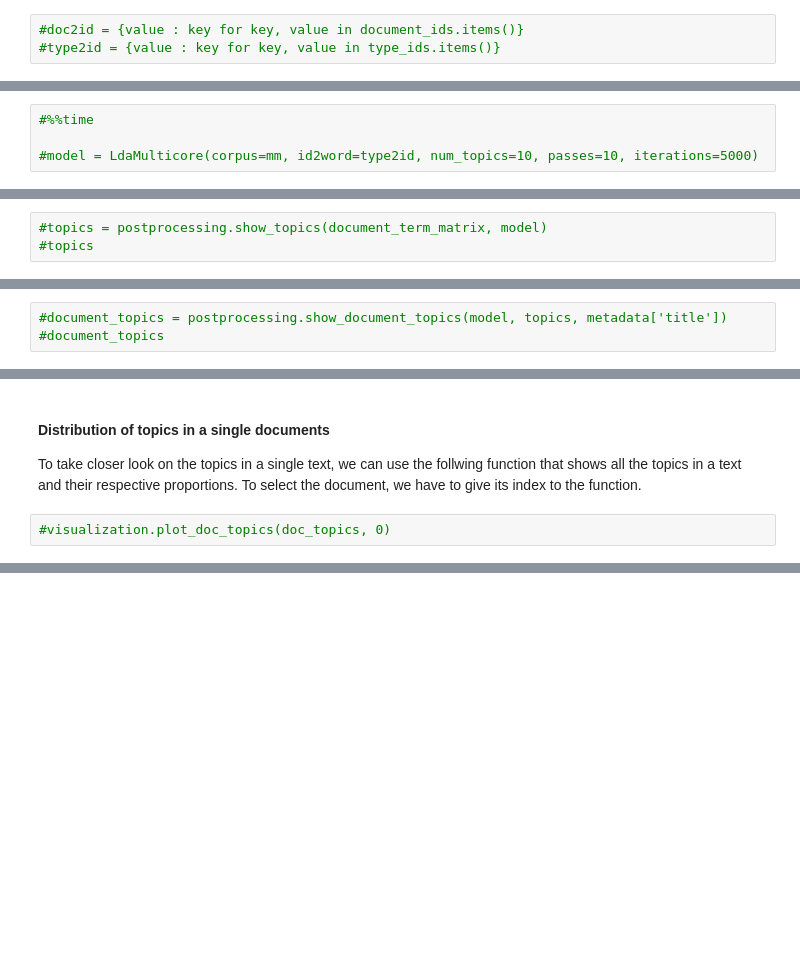
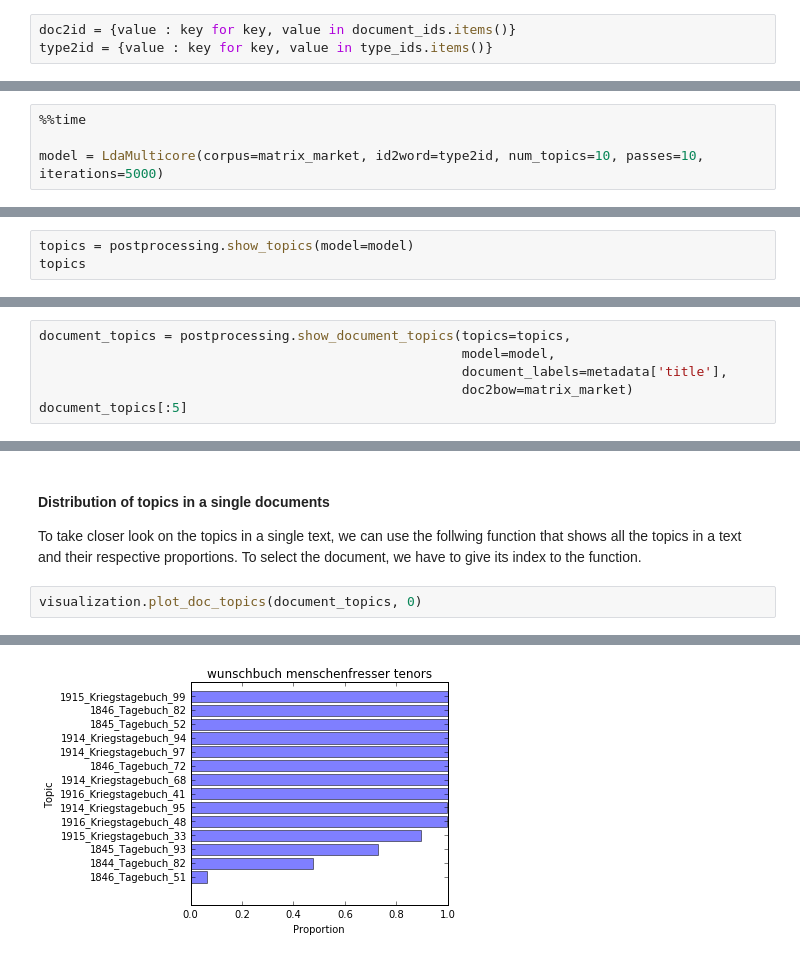
Before and after one commit to pielstroem/Topics, a Jupyter notebook: IntroducingGensim.ipynb, the cells around one changed output, grey strips where cells are left out. Drawn from its saved outputs; the diff is of its cells as text; blank space fills up the shorter version.

```diff
--- a/IntroducingGensim.ipynb
+++ b/IntroducingGensim.ipynb
@@ -190,8 +194,8 @@ The actual topic modeling is done with external state-of-the-art LDA implementat
 # %% [markdown]
 ### 2.2. Rearrange dictionaries
 # %%
-#doc2id = {value : key for key, value in document_ids.items()}
-#type2id = {value : key for key, value in type_ids.items()}
+doc2id = {value : key for key, value in document_ids.items()}
+type2id = {value : key for key, value in type_ids.items()}
 # %% [markdown]
 ### 2.3. Generate LDA model
 
@@ -268,4 +272,4 @@ So, now you know how to define the number of topics and the number of sampling i
 # %%
-#%%time
+%%time
 
-#model = LdaMulticore(corpus=mm, id2word=type2id, num_topics=10, passes=10, iterations=5000)
+model = LdaMulticore(corpus=matrix_market, id2word=type2id, num_topics=10, passes=10, iterations=5000)
@@ -274,5 +281,5 @@ So, now you know how to define the number of topics and the number of sampling i
 
 The generated model object can now be translated into a human-readable document-topic matrix (that is a actually a pandas data frame) that constitutes our principle exchange format for topic modeling results. For generating the matrix from a Gensim model, we can use the following function:
 # %%
-#topics = postprocessing.show_topics(document_term_matrix, model)
-#topics
+topics = postprocessing.show_topics(model=model)
+topics
@@ -281,5 +300,8 @@ The generated model object can now be translated into a human-readable document-
 # %% [markdown]
 The following matrix contains the probability per topic for each document, which we need for the visualization.
 # %%
-#document_topics = postprocessing.show_document_topics(model, topics, metadata['title'])
-#document_topics
+document_topics = postprocessing.show_document_topics(topics=topics,
+                                                      model=model,
+                                                      document_labels=metadata['title'],
+                                                      doc2bow=matrix_market)
+document_topics[:5]
@@ -296,5 +332,6 @@ The distribution of topics over all documents can now be visualized in a heat ma
 #### Distribution of topics in a single documents
 
 To take closer look on the topics in a single text, we can use the follwing function that shows all the topics in a text and their respective proportions. To select the document, we have to give its index to the function.
-# %%
-#visualization.plot_doc_topics(doc_topics, 0)
+# %%
+visualization.plot_doc_topics(document_topics, 0)
+# %% [output]
@@ -300,0 +339 @@ To take closer look on the topics in a single text, we can use the follwing func
+[figure, added]
```
Also changed, not shown: parts of 9 cells of this notebook.
